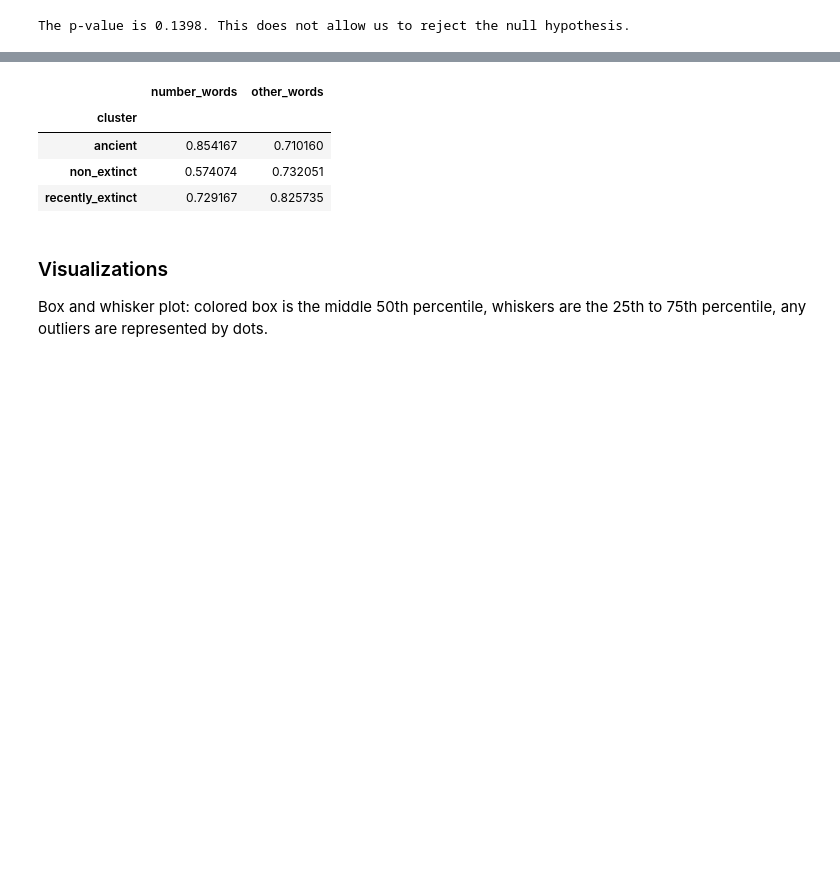
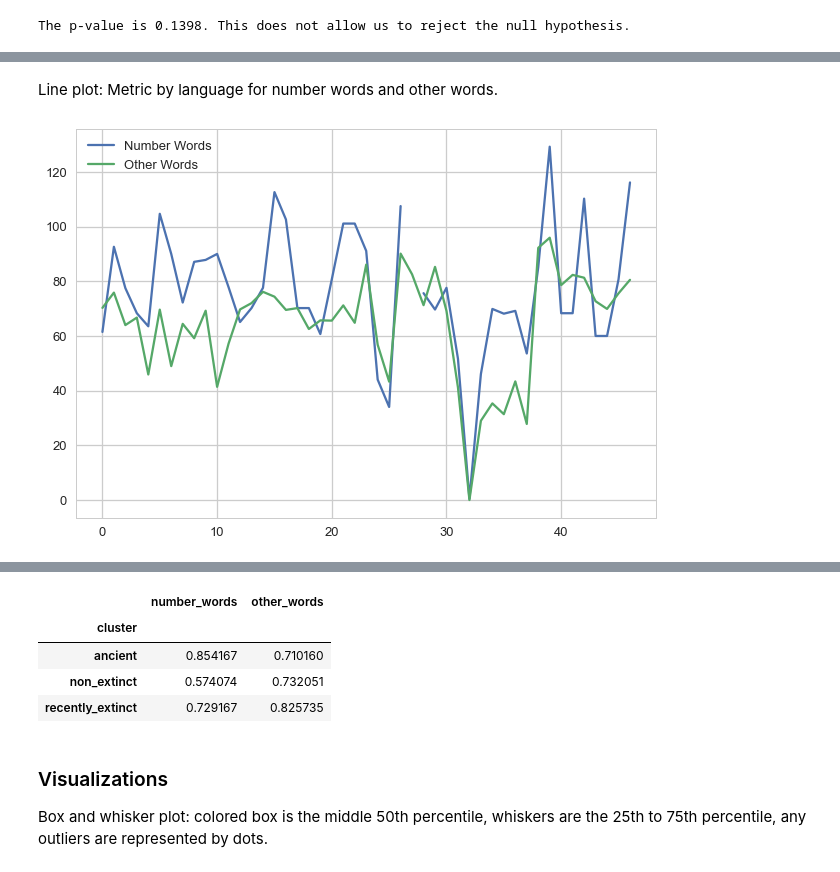
Before and after one commit to sidsvash26/history_of_number_words, a Jupyter notebook: Project_2_History_of_Number_words.ipynb, the cells around one changed output, grey strips where cells are left out. Cells and saved outputs as stored; diff of their text form; code cells hidden in the pictures; blank space fills up the shorter version.

```diff
--- a/Project_2_History_of_Number_words.ipynb
+++ b/Project_2_History_of_Number_words.ipynb
@@ -482,0 +553,10 @@ The p-value is 0.1398. This does not allow us to reject the null hypothesis.
+# %% [markdown]
+Line plot: Metric by language for number words and other words.
+# %%
+x = range(len(all_langs))
+plt.plot(x, df['number_words'], label="Number Words")
+plt.plot(x, df['other_words'], label="Other Words")
+plt.legend(loc="best")
+plt.show()
+# %% [output]
+[figure, added]
```
Also changed, not shown: parts of 43 cells of this notebook.
